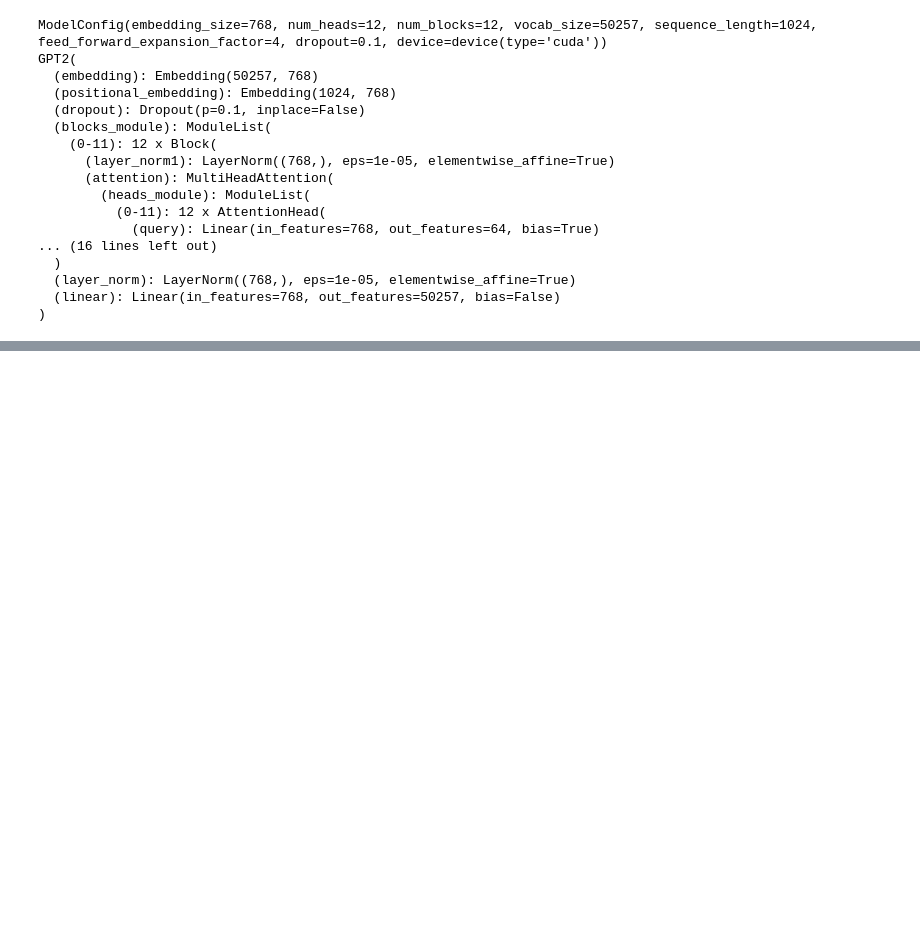
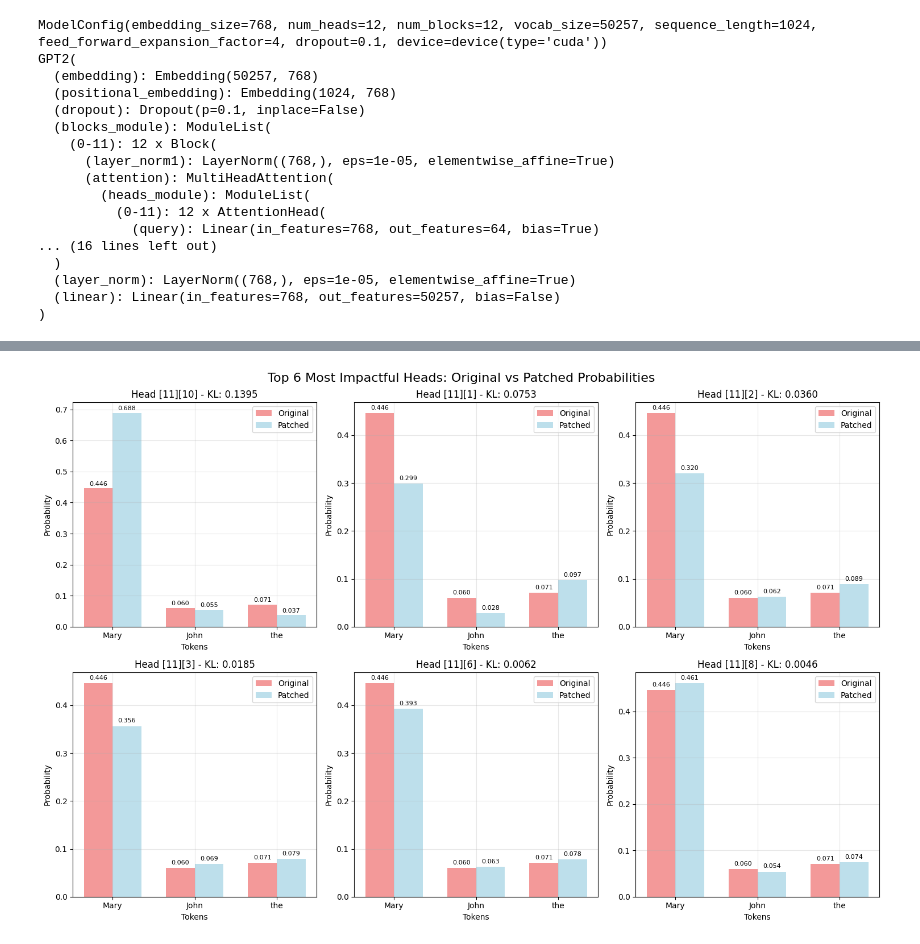
Before and after one commit to thanhhaimai/ml-for-fun, a Jupyter notebook: notebooks/ioi_circuit.ipynb, the cells around one changed output, grey strips where cells are left out. Cells and saved outputs as stored; diff of their text form; code cells hidden in the pictures; blank space fills up the shorter version.

```diff
--- a/notebooks/ioi_circuit.ipynb
+++ b/notebooks/ioi_circuit.ipynb
@@ -230,0 +278,83 @@ SUMMARY: Most impactful heads (by KL divergence)
+# %%
+# Create individual plots for the top 6 most impactful heads
+sorted_results = sorted(
+    enumerate(results), key=lambda x: x[1].kl_divergence, reverse=True
+)
+top_heads = sorted_results[:6]
+
+fig, axes = plt.subplots(2, 3, figsize=(15, 10))
+axes = axes.flatten()
+
+for i, (head_idx, result) in enumerate(top_heads):
+    ax = axes[i]
+
+    # Create a comparison of original vs patched probabilities for key tokens
+    # Get the indices for Mary and John (with space padding)
+    mary_idx = tokenizer.encode(" Mary")[0]
+    john_idx = tokenizer.encode(" John")[0]
+    the_idx = tokenizer.encode(" the")[0]
+
+    # Extract probabilities for these key tokens
+    orig_probs = result.original_probs.squeeze().cpu()
+    patch_probs = result.patched_probs.squeeze().cpu()
+
+    tokens = ["Mary", "John", "the"]
+    token_indices = [mary_idx, john_idx, the_idx]
+    original_vals = [orig_probs[idx].item() for idx in token_indices]
+    patched_vals = [patch_probs[idx].item() for idx in token_indices]
+
+    x = np.arange(len(tokens))
+    width = 0.35
+
+    bars1 = ax.bar(
+        x - width / 2,
+        original_vals,
+        width,
+        label="Original",
+        alpha=0.8,
+        color="lightcoral",
+    )
+    bars2 = ax.bar(
+        x + width / 2,
+        patched_vals,
+        width,
+        label="Patched",
+        alpha=0.8,
+        color="lightblue",
+    )
+
+    ax.set_xlabel("Tokens")
+    ax.set_ylabel("Probability")
+    ax.set_title(f"Head [11][{head_idx}] - KL: {result.kl_divergence:.4f}")
+    ax.set_xticks(x)
+    ax.set_xticklabels(tokens)
+    ax.legend()
+    ax.grid(True, alpha=0.3)
+
+    # Add value labels on bars
+    for bar, val in zip(bars1, original_vals):
+        ax.text(
+            bar.get_x() + bar.get_width() / 2,
+            bar.get_height() + 0.005,
+            f"{val:.3f}",
+            ha="center",
+            va="bottom",
+            fontsize=8,
+        )
+    for bar, val in zip(bars2, patched_vals):
+        ax.text(
+            bar.get_x() + bar.get_width() / 2,
+            bar.get_height() + 0.005,
+            f"{val:.3f}",
+            ha="center",
+            va="bottom",
+            fontsize=8,
+        )
+
+plt.suptitle(
+    "Top 6 Most Impactful Heads: Original vs Patched Probabilities", fontsize=16
+)
+plt.tight_layout()
+plt.show()
+# %% [output]
+[figure, added]
```
Also changed, not shown: parts of 4 cells of this notebook.
